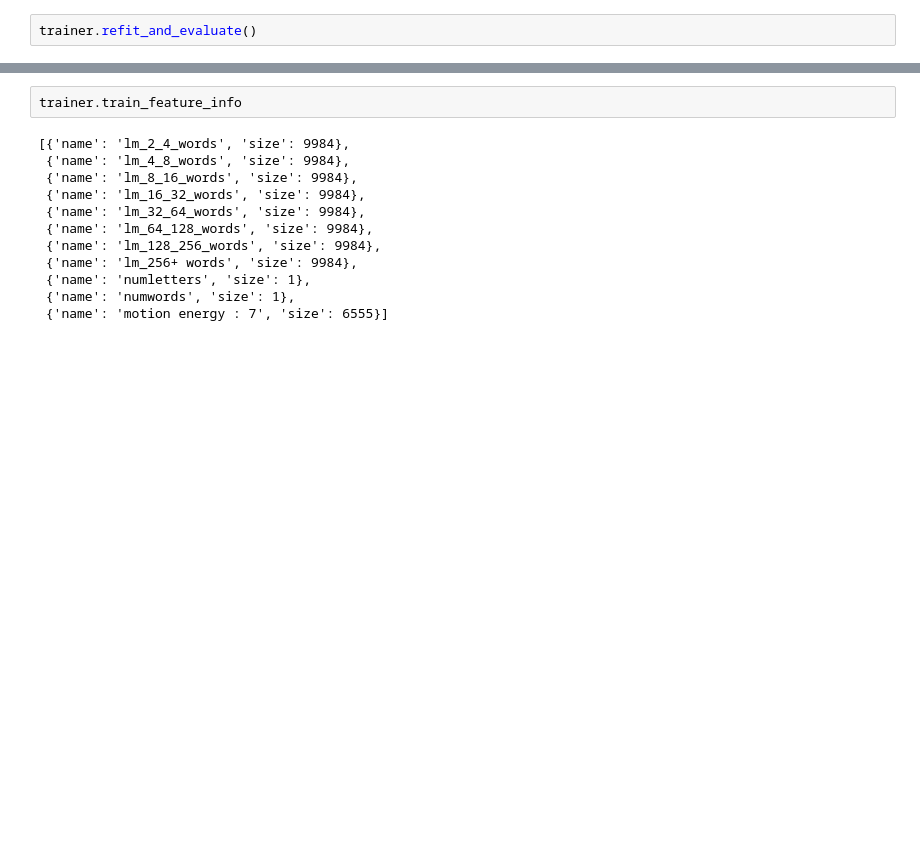
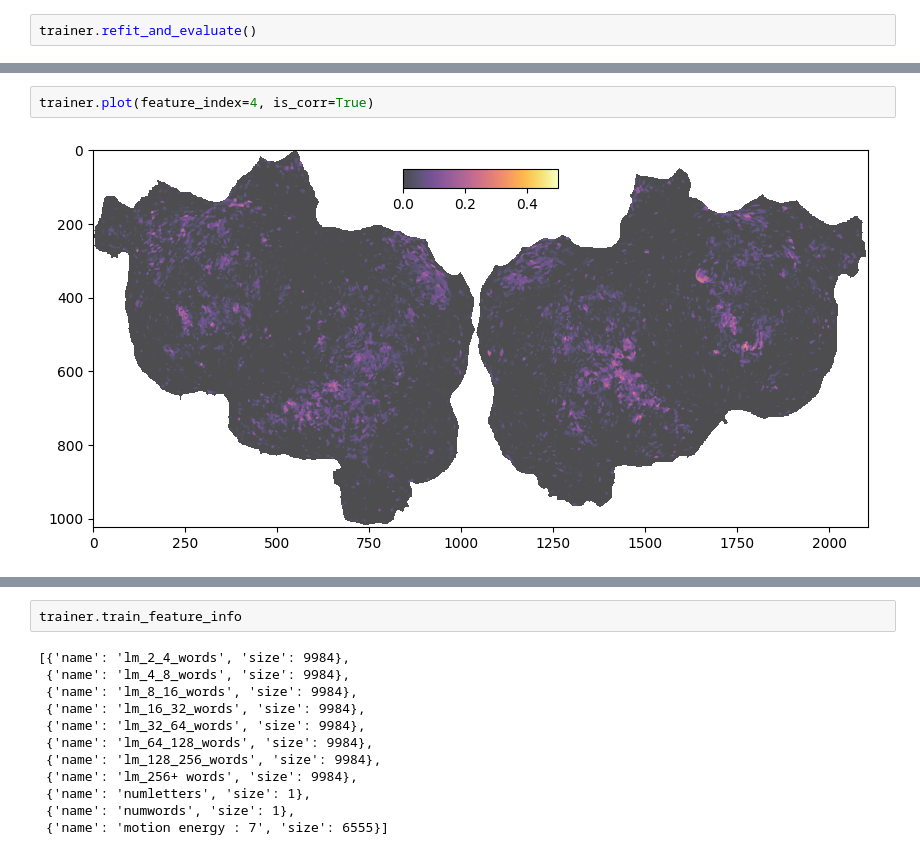
Before and after one commit to bramantyois/multilang_timescale, a Jupyter notebook: notebook/01_encoding_model/02_model_fitting_himalaya.ipynb, the cells around one changed output, grey strips where cells are left out. Cells and saved outputs as stored; diff of their text form; blank space fills up the shorter version.

```diff
--- a/notebook/01_encoding_model/02_model_fitting_himalaya.ipynb
+++ b/notebook/01_encoding_model/02_model_fitting_himalaya.ipynb
@@ -226,0 +224,4 @@ trainer.plot(feature_index=3, is_corr=True)
+# %%
+trainer.plot(feature_index=4, is_corr=True)
+# %% [output]
+[figure, added]
```
Also changed, not shown: parts of 15 cells of this notebook, 5 other files.
